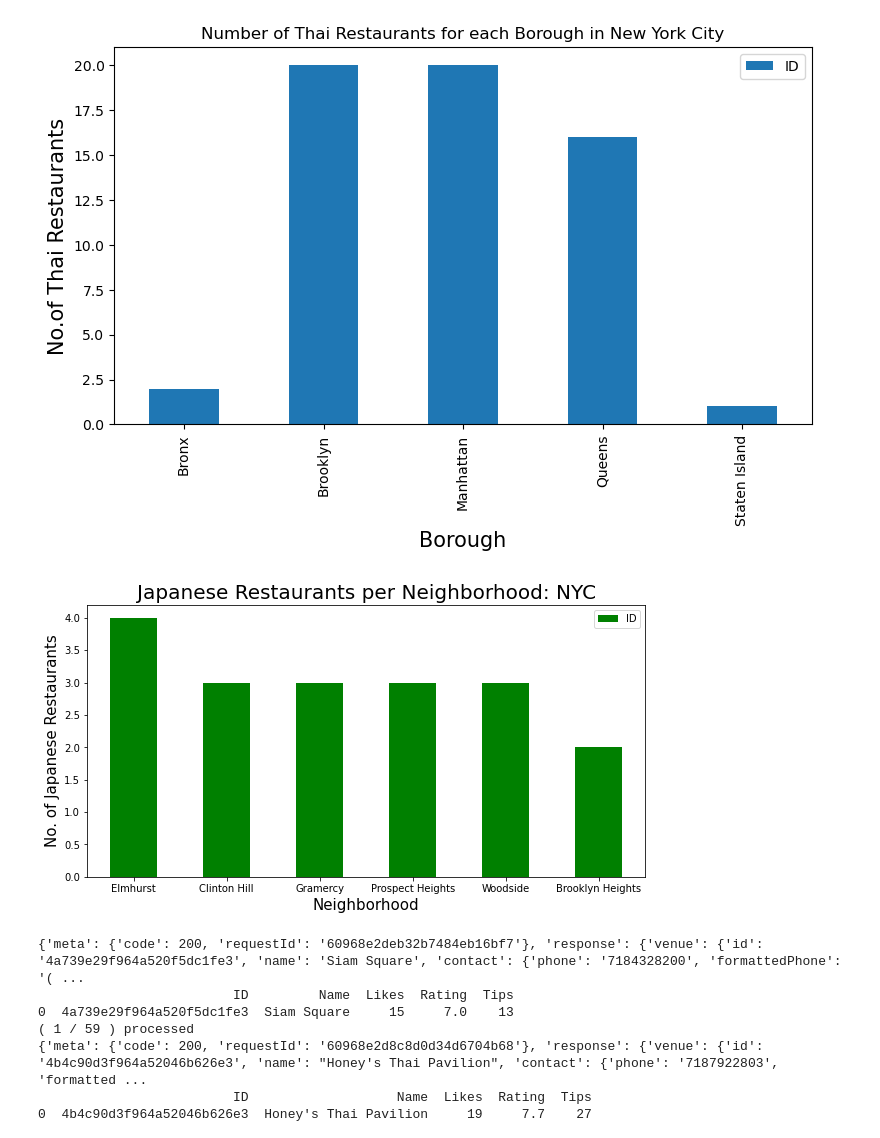
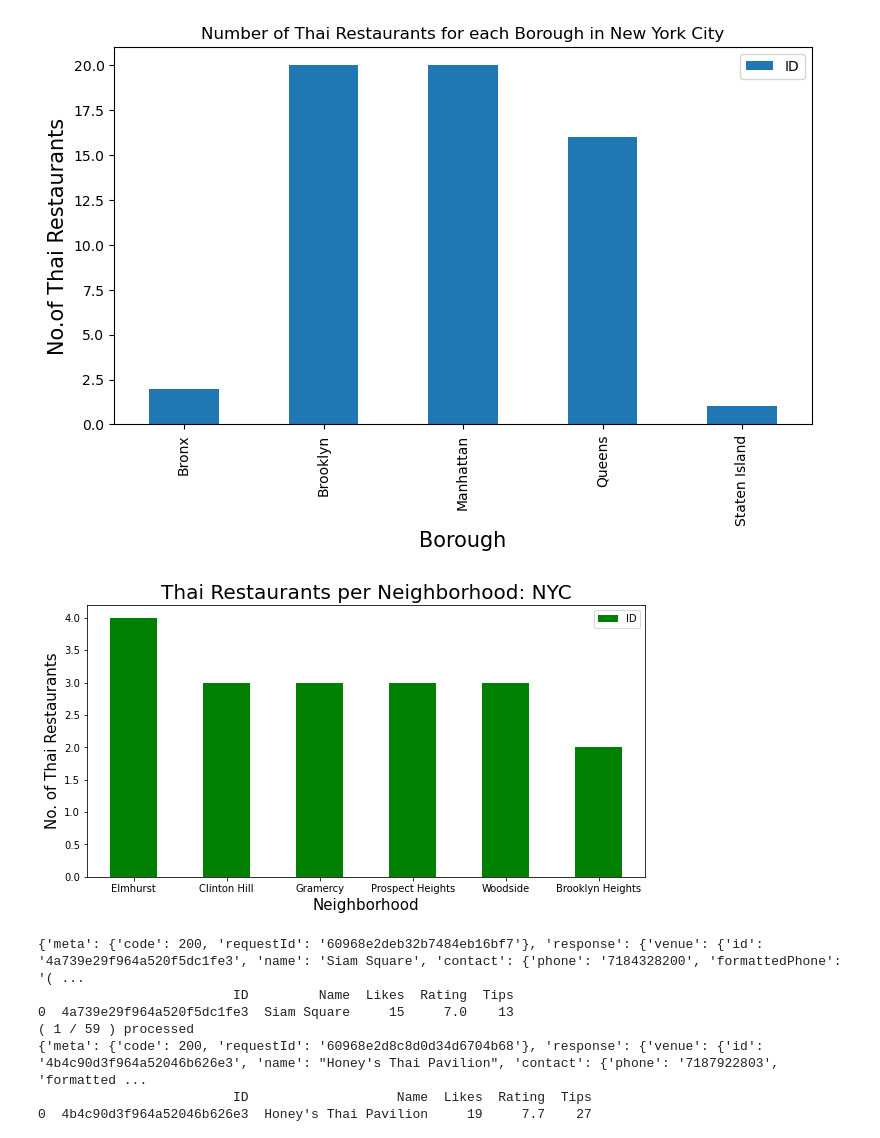
Before and after one commit to Prnp15/Coursera_Capstone_Data_analysis, a Jupyter notebook: Final_Project_Thai_Rest.ipynb, the cells around one changed output. Cells and saved outputs as stored; diff of their text form; code cells hidden in the pictures.

```diff
--- a/Final_Project_Thai_Rest.ipynb
+++ b/Final_Project_Thai_Rest.ipynb
@@ -189,14 +189,14 @@ plt.show()
 # %%
 NOofNeigh = 6 # top number for graphing all the same past 6
 thai_rest_ny.groupby('Neighborhood')['ID'].count().nlargest(NOofNeigh).plot.bar(figsize=(10,5), color='green')
-plt.title('Japanese Restaurants per Neighborhood: NYC', fontsize = 20)
+plt.title('Thai Restaurants per Neighborhood: NYC', fontsize = 20)
 plt.xlabel('Neighborhood', fontsize = 15)
-plt.ylabel('No. of Japanese Restaurants', fontsize=15)
+plt.ylabel('No. of Thai Restaurants', fontsize=15)
 plt.xticks(rotation = 'horizontal')
 plt.legend()
 plt.show()
 # %% [output]
-[figure, old version]
+[figure, new version]
 # %%
 column_names=['Borough', 'Neighborhood', 'ID','Name','Likes','Rating','Tips']
 thai_rest_stats_ny=pd.DataFrame(columns=column_names)
```
Also changed, not shown: parts of 2 cells of this notebook.
